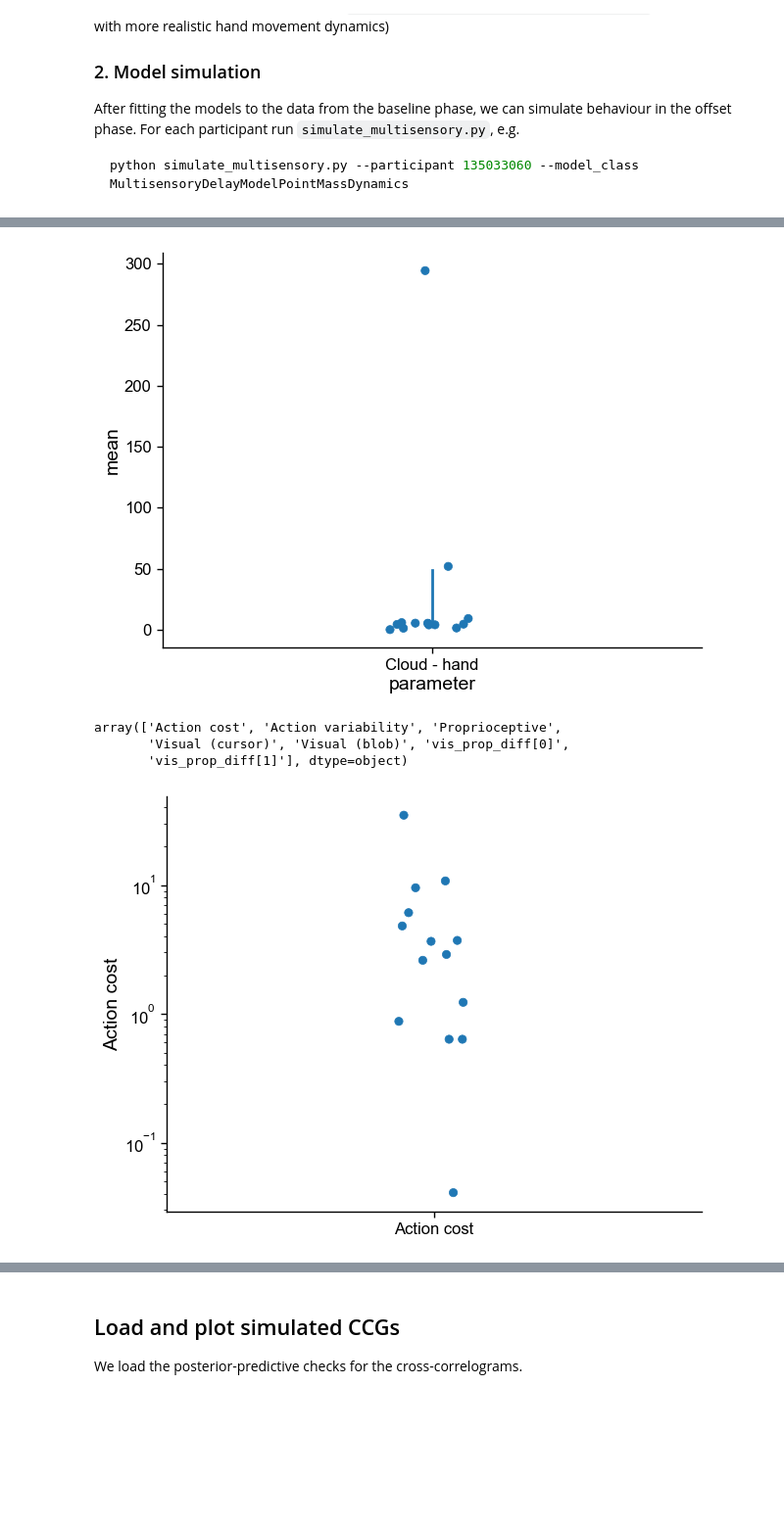
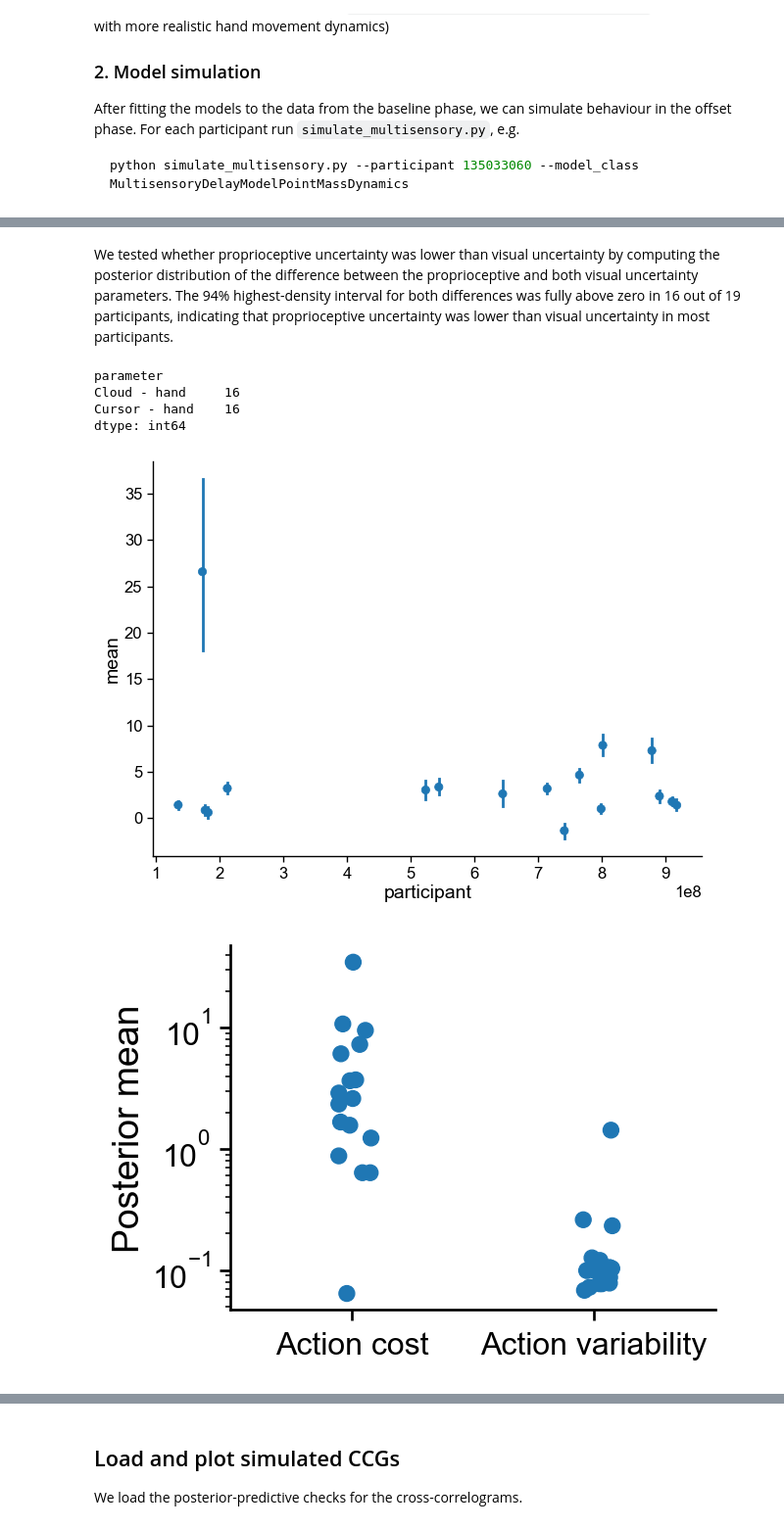
Before and after one commit to dominikstrb/cpp-proprioception, a Jupyter notebook: notebooks/MultisensoryModelResults.ipynb, the cells around one changed output, grey strips where cells are left out. Shown at 98% size. Drawn from its saved outputs; the diff is of its cells as text; code cells hidden in the pictures; blank space fills up the shorter version.

Commit message:
Work on figures for paper

```diff
--- a/notebooks/MultisensoryModelResults.ipynb
+++ b/notebooks/MultisensoryModelResults.ipynb
@@ -121,3 +240,8 @@ Model no_integration for participant 657093471 with seed 7452 has r_hat > 1.05.
 # %%
 df = pd.concat(summaries).reset_index().rename(columns={"index": "parameter"})
 df
+
+
+
+df["integration"] = df["integration"].map(integration_name)
+df["dynamics"] = df["model"].map({"BoundedActorPointMassDynamics": "Point mass", "BoundedActor": "Velocity control"})
@@ -216,22 +247,0 @@ g = (so.Plot(group_stats, y="integration", x="elpd_loo_sum", color="model")
-# %%
-best_per_participant = (
-    loo_df.loc[loo_df.groupby("participant")["elpd_loo"].idxmax(), ["integration", "model", "participant"]]
-)
-
-win_counts = (
-    best_per_participant["integration"].value_counts()
-    .reindex(model_order, fill_value=0)
-    .reset_index()
-)
-win_counts.columns = ["integration", "wins"]
-win_counts["n_participants"] = win_counts["wins"]
-
-g = (
-    so.Plot(win_counts, x="integration", y="n_participants")
-    .add(so.Bar())
-    .scale(x=so.Nominal(order=model_order))
-    .label(x="", y="Fraction of participants", title="Best model per participant")
-).plot()
-for axis in g._figure.axes:
-    axis.xaxis.set_tick_params(rotation=90)
-g
@@ -336,0 +248,9 @@ array(['Action cost', 'Action variability', 'Proprioceptive',
+# %%
+param_names = {"sigma_prop": "Hand", "sigma_vis[0]": "Cursor", "sigma_vis[1]": "Cloud",
+               "action_variability": "Action variability", "action_cost": "Action cost",
+               "vis_prop_diff[0]": "Cursor - hand", "vis_prop_diff[1]": "Cloud - hand"}
+
+# get the parts of df that correspond to the best model for each participant
+best_model_params = df.merge(best_per_participant, on=["participant", "integration", "dynamics"])
+best_model_params["parameter"] = best_model_params["parameter"].map(lambda x: param_names.get(x, x))
+df["parameter"] = df["parameter"].map(lambda x: param_names.get(x, x))
@@ -337,21 +287,31 @@ array(['Action cost', 'Action variability', 'Proprioceptive',
+# %% [markdown]
+We tested whether proprioceptive uncertainty was lower than visual uncertainty by computing the posterior distribution of the difference between the proprioceptive and both visual uncertainty parameters. The 94% highest-density interval for both differences was fully above zero in 16 out of 19 participants, indicating that proprioceptive uncertainty was lower than visual uncertainty in most participants.
+# %%
+best_model_params[best_model_params["parameter"].isin(["Cursor - hand", "Cloud - hand"])].groupby(["parameter"]).apply(lambda x: (x["hdi_3%"] > 0.).sum())
+# %% [output]
+parameter
+Cloud - hand     16
+Cursor - hand    16
+dtype: int64
 # %%
 g = (
     so.Plot(
         best_model_params[
             (
                 best_model_params["parameter"].isin(
-                    ["Cloud - hand"]
+                    ["Cursor - hand"]
                 )
             )
         ],
-        x="parameter",
+        x="participant",
         y="mean",
         # color="model_short",
     )
     .add(so.Dot(), so.Jitter())
+    .add(so.Range(), ymin="hdi_3%", ymax="hdi_97%")
     # .add(so.Line(), group="participant")
     # .add(so.Dot(), so.Agg())
-    .add(so.Range(), so.Est(), ymin=)
+    # .add(so.Range(), so.Est())
     # .limit(y=(0, 25.0))
     # .label(x="", y="Posterior mean perceptual uncertainty")
     .scale(color=so.Nominal())
@@ -360,39 +320,33 @@ g = (
 )
 g.show()
 # %% [output]
-[figure, old version]
+[figure, new version]
-# %%
-best_model_params["parameter"].unique()
-# %% [output]
-array(['Action cost', 'Action variability', 'Proprioceptive',
-       'Visual (cursor)', 'Visual (blob)', 'vis_prop_diff[0]',
-       'vis_prop_diff[1]'], dtype=object)
 # %%
 
 
 g = (
     so.Plot(
         best_model_params[
             (
                 best_model_params["parameter"].isin(
-                    ["Action cost"]
+                    ["Action cost", "Action variability"]
                 )
             )
         ],
         x="parameter",
         y="mean",
         # color="model_short",
     )
     .add(so.Dot(), so.Jitter())
     # .add(so.Line(), group="participant")
     # .add(so.Dot(), so.Agg())
     # .add(so.Range(), so.Est(errorbar="se"))
     # .limit(y=(0, 1.0))
-    .label(x="", y="Action cost")
+    .label(x="", y="Posterior mean")
     .scale(color=so.Nominal(), y="log")
     # .facet(col="parameter")
-    # .share(y=False)
+    .layout(size=(3.5, 2.5))
 )
-g.show()
+g.save("../figures/multisensory_model_parameters.svg")
 # %% [output]
-[figure, old version]
+[figure, new version]
```
Also changed, not shown: parts of 32 cells of this notebook, 4 other files.
